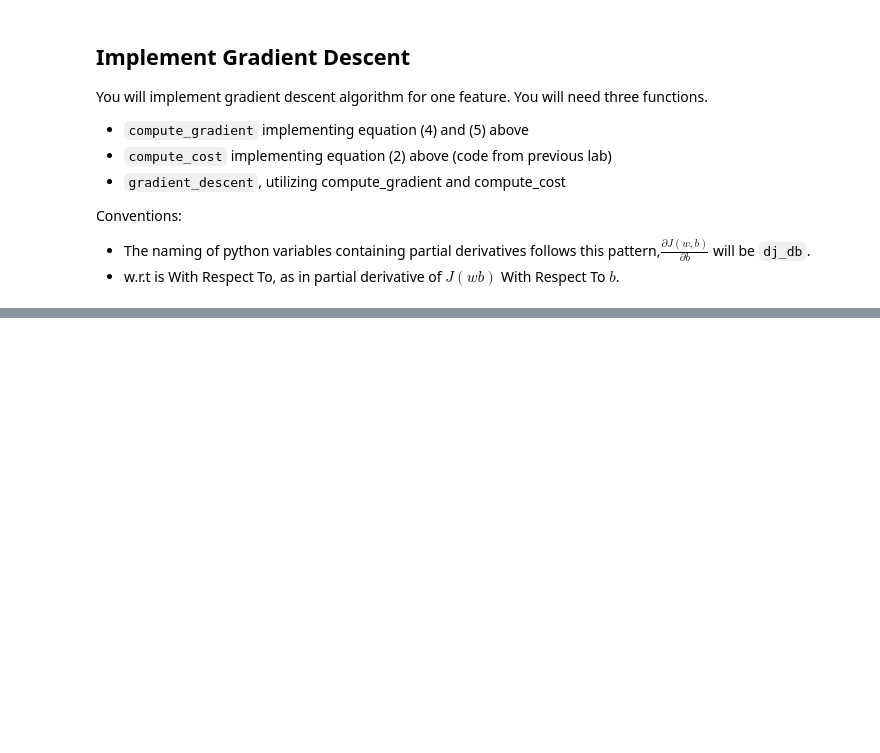
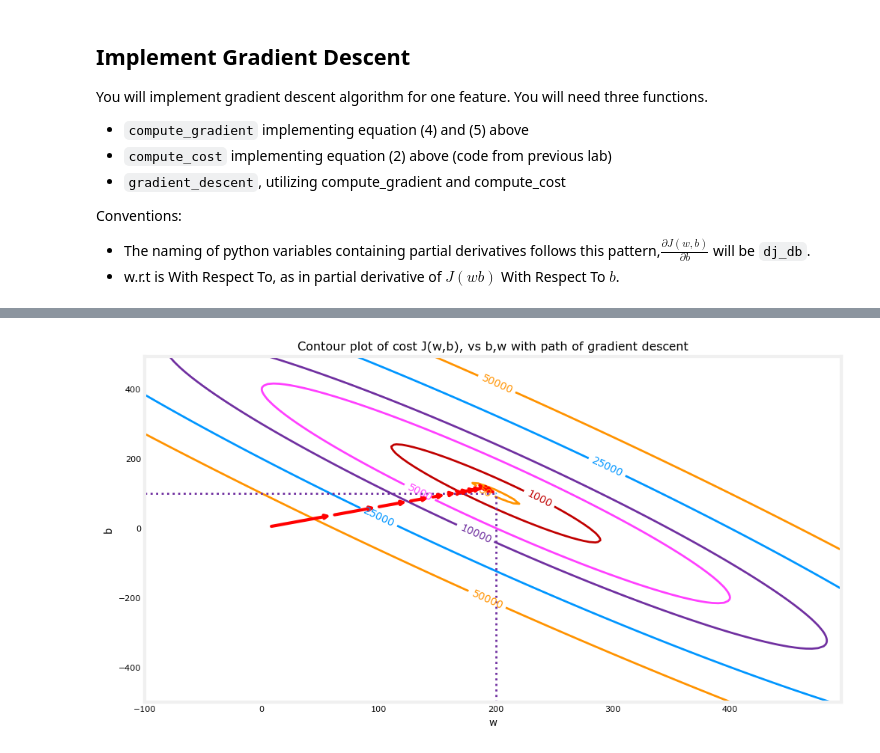
Before and after one commit to ethan-chang-nmc/ml.learn, a Jupyter notebook: stanford_online/ml_specialization/supervised_ml/gradient_descent.ipynb, the cells around one changed output, grey strips where cells are left out. Cells and saved outputs as stored; diff of their text form; code cells hidden in the pictures; blank space fills up the shorter version.

```diff
--- a/stanford_online/ml_specialization/supervised_ml/gradient_descent.ipynb
+++ b/stanford_online/ml_specialization/supervised_ml/gradient_descent.ipynb
@@ -98,0 +193,5 @@ def compute_gradient(x, y, w, b):
+# %%
+fig, ax = plt.subplots(1,1, figsize=(12, 6))
+plt_contour_wgrad(x_train, y_train, p_hist, ax)
+# %% [output]
+[figure, added]
```
Also changed, not shown: parts of 6 cells of this notebook.
